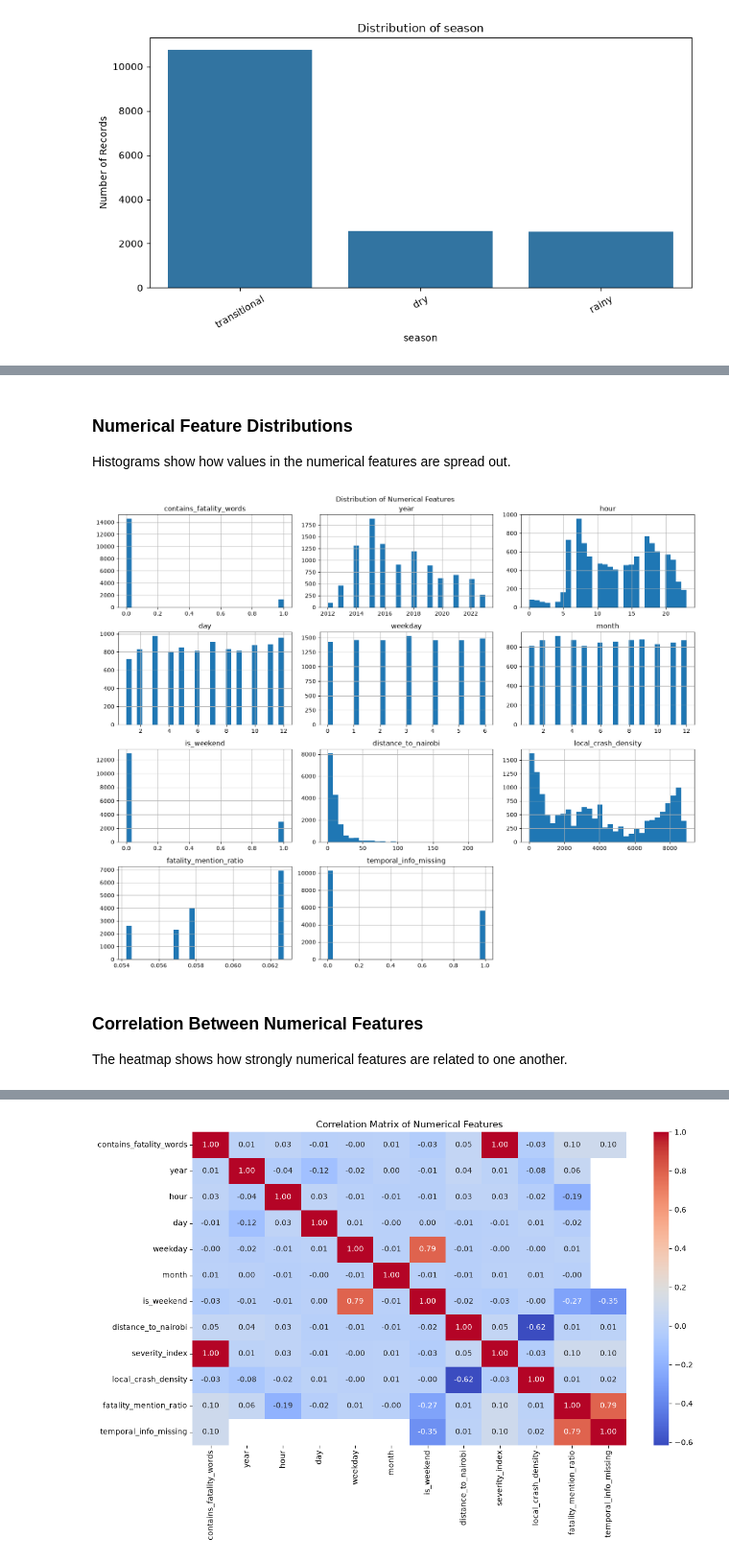
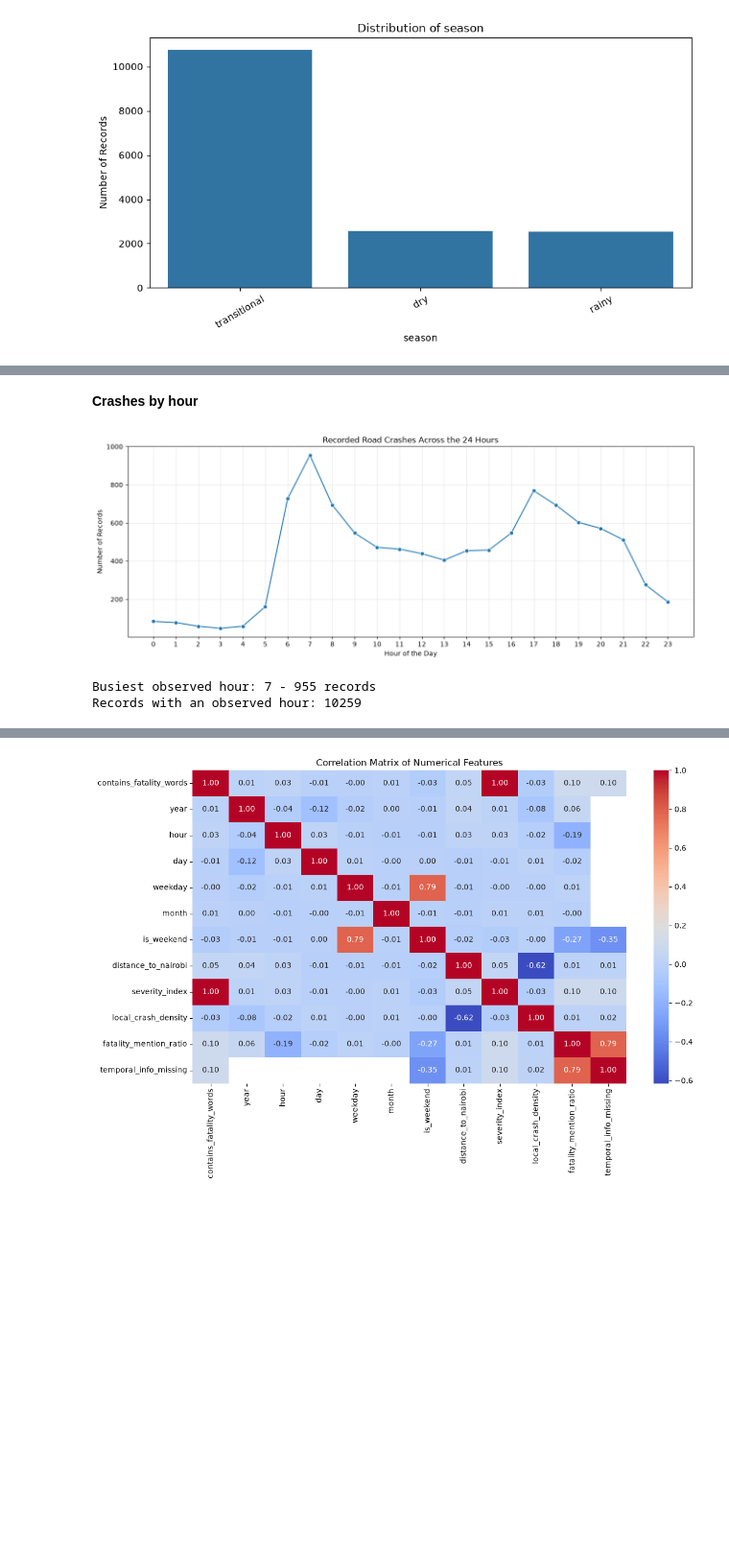
Before and after one commit to iscreamcodes/Road-Traffic-Prediction, a Jupyter notebook: Crash_prediction.ipynb, the cells around one changed output, grey strips where cells are left out. Shown at 96% size. Drawn from its saved outputs; the diff is of its cells as text; code cells hidden in the pictures; blank space fills up the shorter version.

```diff
--- a/Crash_Explained.ipynb
+++ b/Crash_prediction.ipynb
@@ -353,25 +210,29 @@ plt.show()
-# %% [markdown]
-### Numerical Feature Distributions
-
-Histograms show how values in the numerical features are spread out.
-# %%
-# Plot histograms to see the distributions of the numerical features.
-
-numerical_columns = df.select_dtypes(
-    include=["int64", "float64"]
-).columns.drop("severity_index")
-
-df[numerical_columns].hist(
-    figsize=(15, 12),
-    bins=30
-)
-
-plt.suptitle("Distribution of Numerical Features")
-plt.tight_layout()
-plt.show()
-# %% [output]
-[figure, removed]
-# %% [markdown]
-### Correlation Between Numerical Features
-
-The heatmap shows how strongly numerical features are related to one another.
+# %% [markdown]
+**Crashes by hour**
+# %%
+# Count observed crash times by hour (0 to 23).
+
+hour_values = pd.to_numeric(df["hour"], errors="coerce")
+hour_counts = (
+    hour_values.dropna().astype(int)
+    .value_counts()
+    .reindex(range(24), fill_value=0)
+)
+
+plt.figure(figsize=(13, 5))
+sns.lineplot(x=hour_counts.index, y=hour_counts.values, marker="o")
+plt.title("Recorded Road Crashes Across the 24 Hours")
+plt.xlabel("Hour of the Day")
+plt.ylabel("Number of Records")
+plt.xticks(range(24))
+plt.grid(alpha=0.3)
+plt.tight_layout()
+plt.show()
+
+print("Busiest observed hour:", int(hour_counts.idxmax()),
+      "-", int(hour_counts.max()), "records")
+print("Records with an observed hour:", int(hour_counts.sum()))
+# %% [output]
+[figure, added]
+Busiest observed hour: 7 - 955 records
+Records with an observed hour: 10259
```
Also changed, not shown: parts of 62 cells of this notebook, 2 other files.
